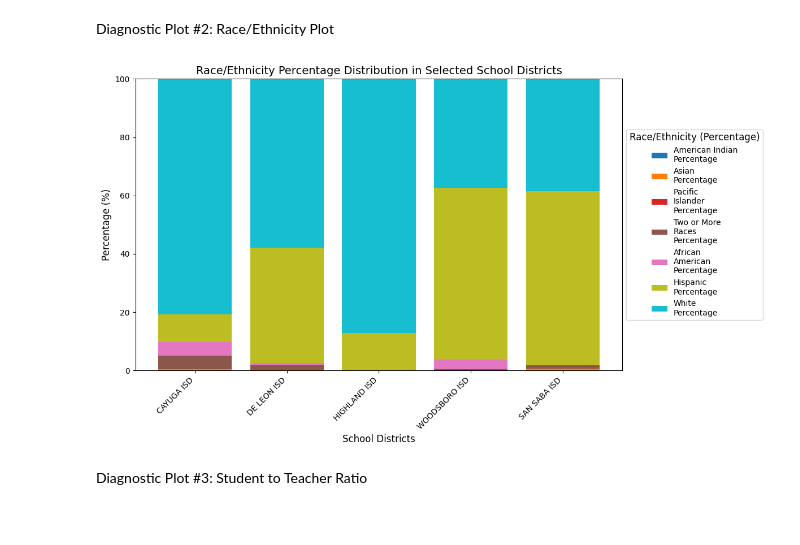
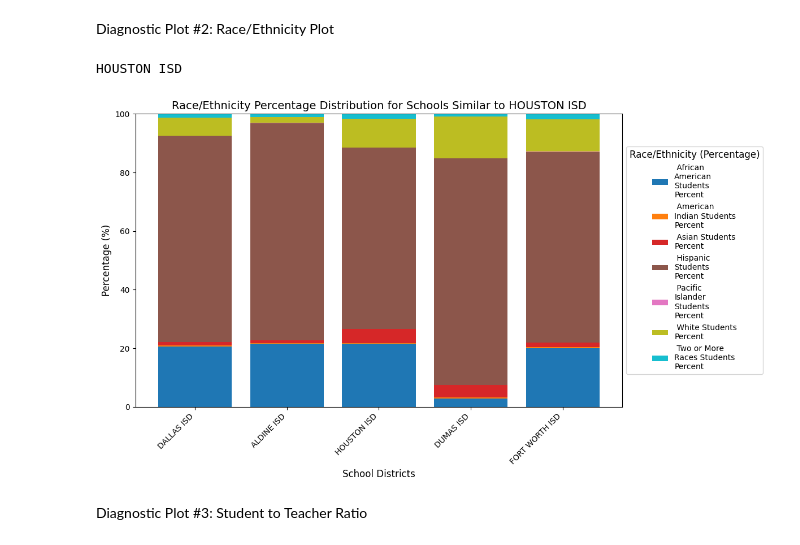
Before and after one commit to RiceD2KLab/HERC_Sp25, a Jupyter notebook: 4_Data_Modeling/4.2_KNN_Clustering/KNN_Implementation.ipynb, the cells around one changed output. Cells and saved outputs as stored; diff of their text form; code cells hidden in the pictures.

```diff
--- a/4_Data_Modeling/4.2_KNN_Clustering/KNN_Implementation.ipynb
+++ b/4_Data_Modeling/4.2_KNN_Clustering/KNN_Implementation.ipynb
@@ -74 +49,6 @@ Dropped Dataset Shape: (1021, 2137)
+# %%
+df = df[df['Charter School (Y/N)'] == 'N']
+demographic_df = df[class_size_student_teacher_ratios + student_mobility + staff_demographics_experience + race_ethnicity_percent +
+                    economic_special_needs_percent + language_education_percent + gender_distribution_percent + grade_level_percent +
+                    special_populations_percent + district_identifiers]
 # %%
@@ -476,0 +76,9 @@ Top 5 closest districts: [1902, 196902, 206901, 177905, 47902]
+# %%
+from KNN_Functions import find_nearest_districts
+from KNN_Functions import plot_texas_districts
+from KNN_Functions import plot_race_ethnicity_stacked_bar
+
+selected_features = race_ethnicity_percent + economic_special_needs_percent + grade_level_percent + special_populations_percent
+knn_model = find_nearest_districts(df, 101912, selected_features)
+plot_texas_districts(knn_model, df)
+plot_race_ethnicity_stacked_bar(knn_model, df)
@@ -476,0 +151,5 @@ Top 5 closest districts: [1902, 196902, 206901, 177905, 47902]
+# %%
+selected_features = race_ethnicity_percent + economic_special_needs_percent + grade_level_percent + special_populations_percent
+
+knn = find_nearest_districts(df, 101912, selected_features)
+knn
@@ -534,18 +388,14 @@ plot_texas_districts(closest_districts, clean_df)
 # %% [markdown]
 Diagnostic Plot #2: Race/Ethnicity Plot
 # %%
-# Define the relevant race/ethnicity columns
-
-import textwrap
-
-race_ethnicity_cols = [
-    "District 2023 Student Membership: American Indian Count",
-    "District 2023 Student Membership: Asian Count",
-    "District 2023 Student Membership: Pacific Islander Count",
-    "District 2023 Student Membership: Two or More Races Count",
-    "District 2023 Student Membership: African American Count",
-    "District 2023 Student Membership: Hispanic Count",
-    "District 2023 Student Membership: White Count"
+race_ethnicity_percent = [
+    "District 2022-23 African American Students Percent",
+    "District 2022-23 American Indian Students Percent",
+    "District 2022-23 Asian Students Percent",
+    "District 2022-23 Hispanic Students Percent",
+    "District 2022-23 Pacific Islander Students Percent",
+    "District 2022-23 White Students Percent",
+    "District 2022-23 Two or More Races Students Percent"
 ]
 
 def plot_race_ethnicity_stacked_bar(district_ids, df):
@@ -559,9 +409,12 @@ def plot_race_ethnicity_stacked_bar(district_ids, df):
     Returns:
     - A stacked bar chart comparing race/ethnicity distributions as percentages.
     """
+    # Step0: Locate the Inputed District
+    input_dist = df[df["DISTRICT_id"] == district_ids[0]]['DISTNAME'].iloc[0]
+    print((input_dist))
 
     # Step 1: Filter the DataFrame to include only selected districts
-    selected_districts = df[df['DISTRICT_id'].isin(district_ids)][['DISTRICT_id', 'DISTNAME'] + race_ethnicity_cols]
+    selected_districts = df[df['DISTRICT_id'].isin(district_ids)][['DISTRICT_id', 'DISTNAME'] + race_ethnicity_percent]
 
     # Step 2: Check if any districts were found
     if selected_districts.empty:
@@ -569,49 +422,49 @@ def plot_race_ethnicity_stacked_bar(district_ids, df):
         return
 
     # Step 3: Calculate total student count per district
-    selected_districts["Total Students"] = selected_districts[race_ethnicity_cols].sum(axis=1)
+    selected_districts["Total Students"] = selected_districts[race_ethnicity_percent].sum(axis=1)
 
     # Step 4: Convert race/ethnicity counts to percentages
-    for col in race_ethnicity_cols:
+    for col in race_ethnicity_percent:
         selected_districts[col] = (selected_districts[col] / selected_districts["Total Students"]) * 100
 
     # Step 5: Set the district names as index for plotting
     selected_districts.set_index("DISTNAME", inplace=True)
 
     # Step 6: Plot the stacked bar chart
-    ax = selected_districts[race_ethnicity_cols].plot(
+    ax = selected_districts[race_ethnicity_percent].plot(
         kind='bar',
         figsize=(12, 7),
         stacked=True,
         colormap="tab10",
         width=0.8
     )
 
     # Step 7: Formatting
-    plt.title("Race/Ethnicity Percentage Distribution in Selected School Districts", fontsize=14)
+    plt.title(f"Race/Ethnicity Percentage Distribution for Schools Similar to {input_dist}", fontsize=14)
     plt.xlabel("School Districts", fontsize=12)
     plt.ylabel("Percentage (%)", fontsize=12)
     plt.xticks(rotation=45, ha='right')
     plt.ylim(0, 100)  # Ensure the y-axis represents 0% to 100%
 
     # Rename legend labels to reflect percentages instead of counts
     formatted_legend_labels = [
-        label.replace("District 2023 Student Membership: ", "").replace("Count", "Percentage")
-        for label in race_ethnicity_cols
+        label.replace("District 2022-23", "") for label in race_ethnicity_percent
     ]
     # Format legend with wrapped text to prevent it from being too large
     wrapped_labels = [textwrap.fill(label, width=15) for label in formatted_legend_labels]
 
     # Move legend to the right and wrap text for better readability
-    ax.legend(wrapped_labels, title="Race/Ethnicity (Percentage)", loc="center left", bbox_to_anchor=(1, 0.5), fontsize=10, title_fontsize=12)
+    ax.legend(wrapped_labels, title= f"Race/Ethnicity (Percentage)", loc="center left", bbox_to_anchor=(1, 0.5), fontsize=10, title_fontsize=12)
 
     # Improve layout
     plt.tight_layout()
     plt.show()
-# Function is now back to grouped bar chart with legend properly formatted
-plot_race_ethnicity_stacked_bar(closest_districts, clean_df)
+
+plot_race_ethnicity_stacked_bar(knn, df)
 # %% [output]
+HOUSTON ISD
-[figure, old version]
+[figure, new version]
 # %% [markdown]
 Diagnostic Plot #3: Student to Teacher Ratio
 # %%
```
Also changed, not shown: parts of 39 cells of this notebook, 1 other file.
